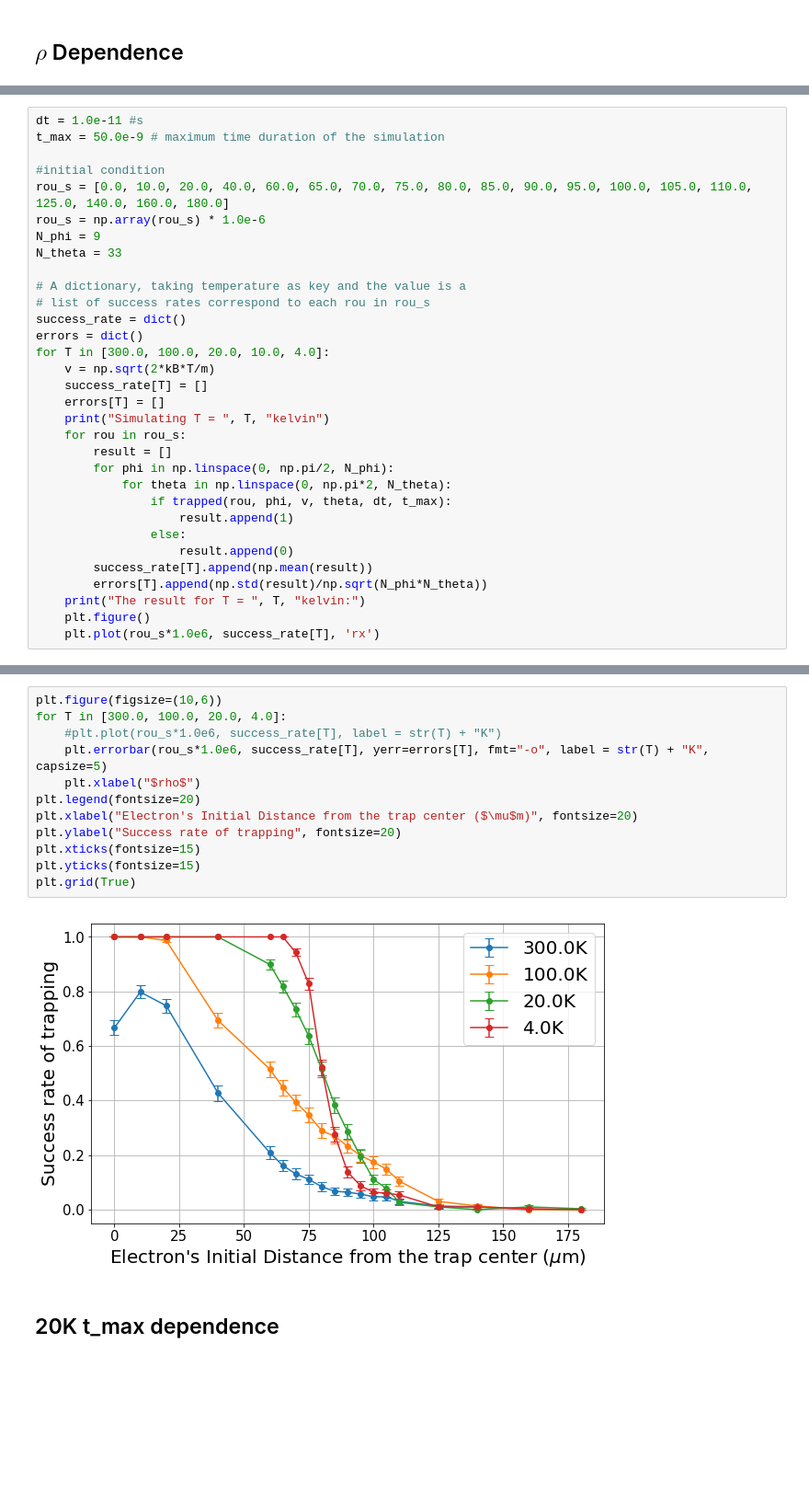
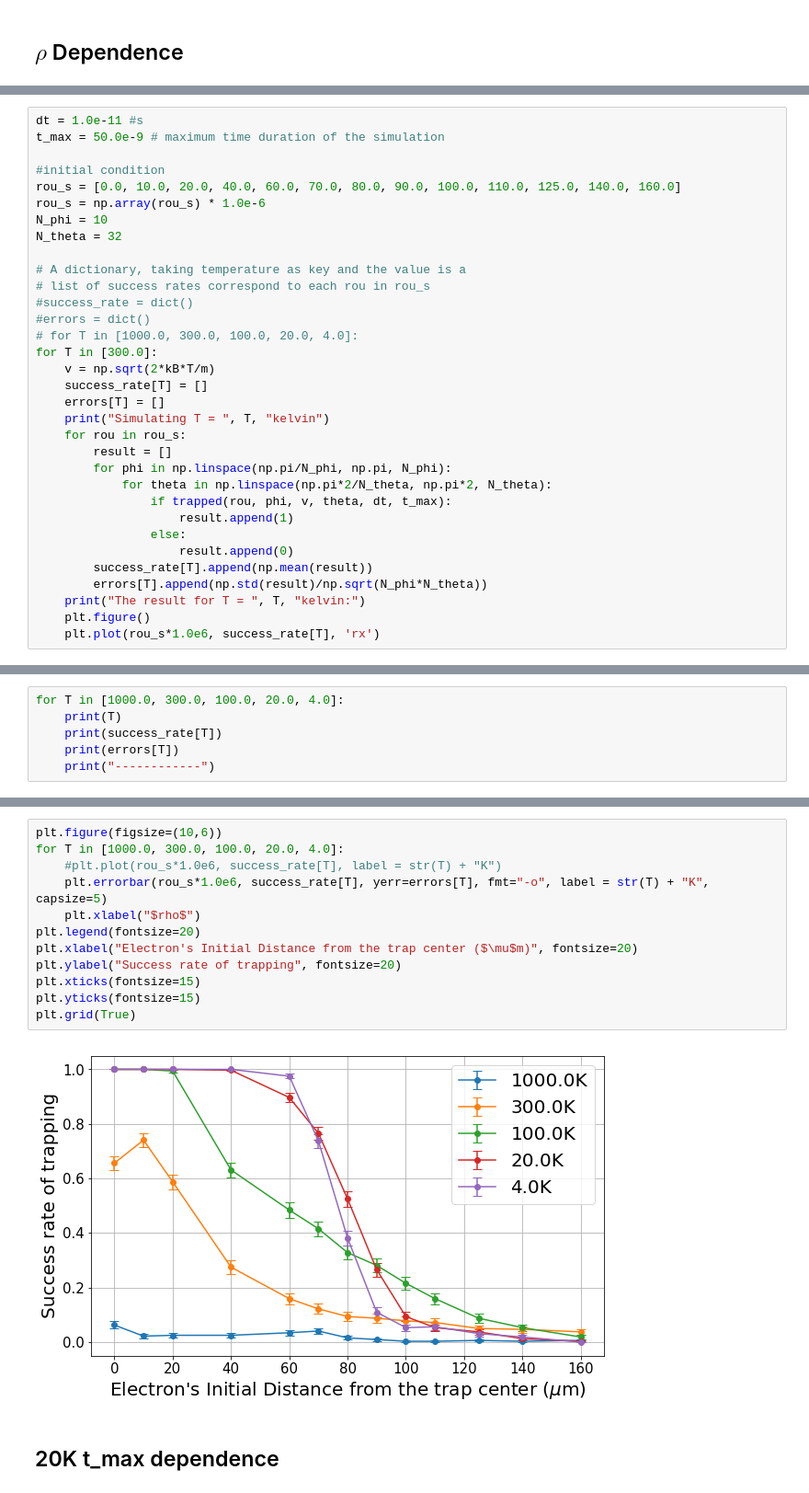
Before and after one commit to HaeffnerLab/Electron-Trap-Design-Testing, a Jupyter notebook: particle_trajectory_sim/250nm_quarter_sim1.ipynb, the cells around one changed output, grey strips where cells are left out. Shown at 92% size. Drawn from its saved outputs; the diff is of its cells as text; blank space fills up the shorter version.

```diff
--- a/particle_trajectory_sim/250nm_quarter_sim1.ipynb
+++ b/particle_trajectory_sim/250nm_quarter_sim1.ipynb
@@ -319,24 +325,25 @@ dt = 1.0e-11 #s
 t_max = 50.0e-9 # maximum time duration of the simulation
 
 #initial condition
-rou_s = [0.0, 10.0, 20.0, 40.0, 60.0, 65.0, 70.0, 75.0, 80.0, 85.0, 90.0, 95.0, 100.0, 105.0, 110.0, 125.0, 140.0, 160.0, 180.0]
+rou_s = [0.0, 10.0, 20.0, 40.0, 60.0, 70.0, 80.0, 90.0, 100.0, 110.0, 125.0, 140.0, 160.0]
 rou_s = np.array(rou_s) * 1.0e-6
-N_phi = 9
-N_theta = 33
+N_phi = 10
+N_theta = 32
 
 # A dictionary, taking temperature as key and the value is a
 # list of success rates correspond to each rou in rou_s
-success_rate = dict()
-errors = dict()
-for T in [300.0, 100.0, 20.0, 10.0, 4.0]:
+#success_rate = dict()
+#errors = dict()
+# for T in [1000.0, 300.0, 100.0, 20.0, 4.0]:
+for T in [300.0]:
     v = np.sqrt(2*kB*T/m)
     success_rate[T] = []
     errors[T] = []
     print("Simulating T = ", T, "kelvin")
     for rou in rou_s:
         result = []
-        for phi in np.linspace(0, np.pi/2, N_phi):
-            for theta in np.linspace(0, np.pi*2, N_theta):
+        for phi in np.linspace(np.pi/N_phi, np.pi, N_phi):
+            for theta in np.linspace(np.pi*2/N_theta, np.pi*2, N_theta):
                 if trapped(rou, phi, v, theta, dt, t_max):
                     result.append(1)
                 else:
@@ -364,0 +360,6 @@ The result for T =  4.0 kelvin:
+# %%
+for T in [1000.0, 300.0, 100.0, 20.0, 4.0]:
+    print(T)
+    print(success_rate[T])
+    print(errors[T])
+    print("------------")
@@ -365,17 +387,17 @@ The result for T =  4.0 kelvin:
 # %%
 plt.figure(figsize=(10,6))
-for T in [300.0, 100.0, 20.0, 4.0]:
+for T in [1000.0, 300.0, 100.0, 20.0, 4.0]:
     #plt.plot(rou_s*1.0e6, success_rate[T], label = str(T) + "K")
     plt.errorbar(rou_s*1.0e6, success_rate[T], yerr=errors[T], fmt="-o", label = str(T) + "K", capsize=5)
     plt.xlabel("$rho$")
 plt.legend(fontsize=20)
 plt.xlabel("Electron's Initial Distance from the trap center ($\mu$m)", fontsize=20)
 plt.ylabel("Success rate of trapping", fontsize=20)
 plt.xticks(fontsize=15)
 plt.yticks(fontsize=15)
 plt.grid(True)
 # %% [output]
-[figure, old version]
+[figure, new version]
 # %% [markdown]
 ## 20K t_max dependence
 # %%
```
Also changed, not shown: parts of 3 cells of this notebook, 9 other files.
